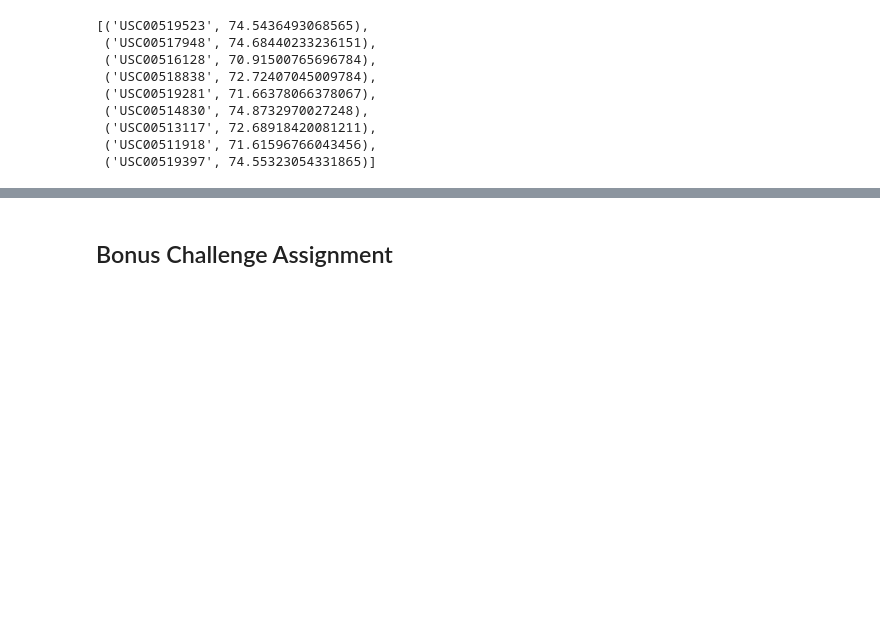
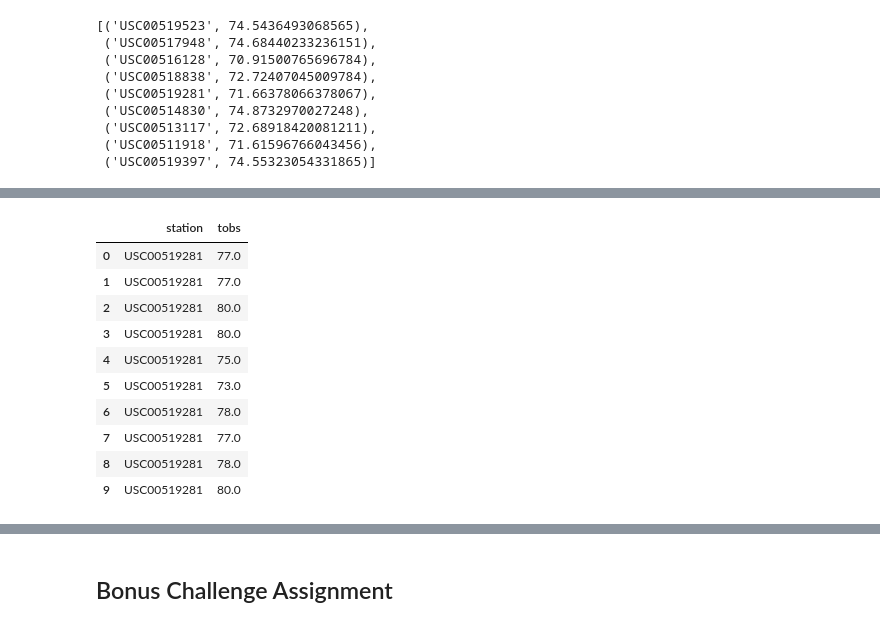
Before and after one commit to theesacker/sqlalchemy-challenge, a Jupyter notebook: climate_starter.ipynb, the cells around one changed output, grey strips where cells are left out. Saved outputs shown, nothing was run; the diff lists cells and outputs as text; code cells hidden in the pictures; blank space fills up the shorter version.

```diff
--- a/climate_starter.ipynb
+++ b/climate_starter.ipynb
@@ -174,0 +198,23 @@ session.query(Measurement.station, func.avg(Measurement.tobs)).group_by(Measurem
+# %%
+# yeartemp
+# Perform a query to retrieve the data and precipitation scores
+station = [temp[0] for temp in yeartemp]
+tobs = [temp[1] for temp in yeartemp]
+
+# Save the query results as a Pandas DataFrame and set the index to the date column
+t_df = pd.DataFrame(yeartemp, columns=["station","tobs"])
+# t_df.set_index("date", inplace=True)
+# t_df = t_df.rename(columns={"date": "Date", "precip":"Precipitation"})
+t_df.head(10)
+# %% [output]
+|  | station | tobs |
+| 0 | USC00519281 | 77.0 |
+| 1 | USC00519281 | 77.0 |
+| 2 | USC00519281 | 80.0 |
+| 3 | USC00519281 | 80.0 |
+| 4 | USC00519281 | 75.0 |
+| 5 | USC00519281 | 73.0 |
+| 6 | USC00519281 | 78.0 |
+| 7 | USC00519281 | 77.0 |
+| 8 | USC00519281 | 78.0 |
+| 9 | USC00519281 | 80.0 |
```
Also changed, not shown: parts of 3 cells of this notebook.
